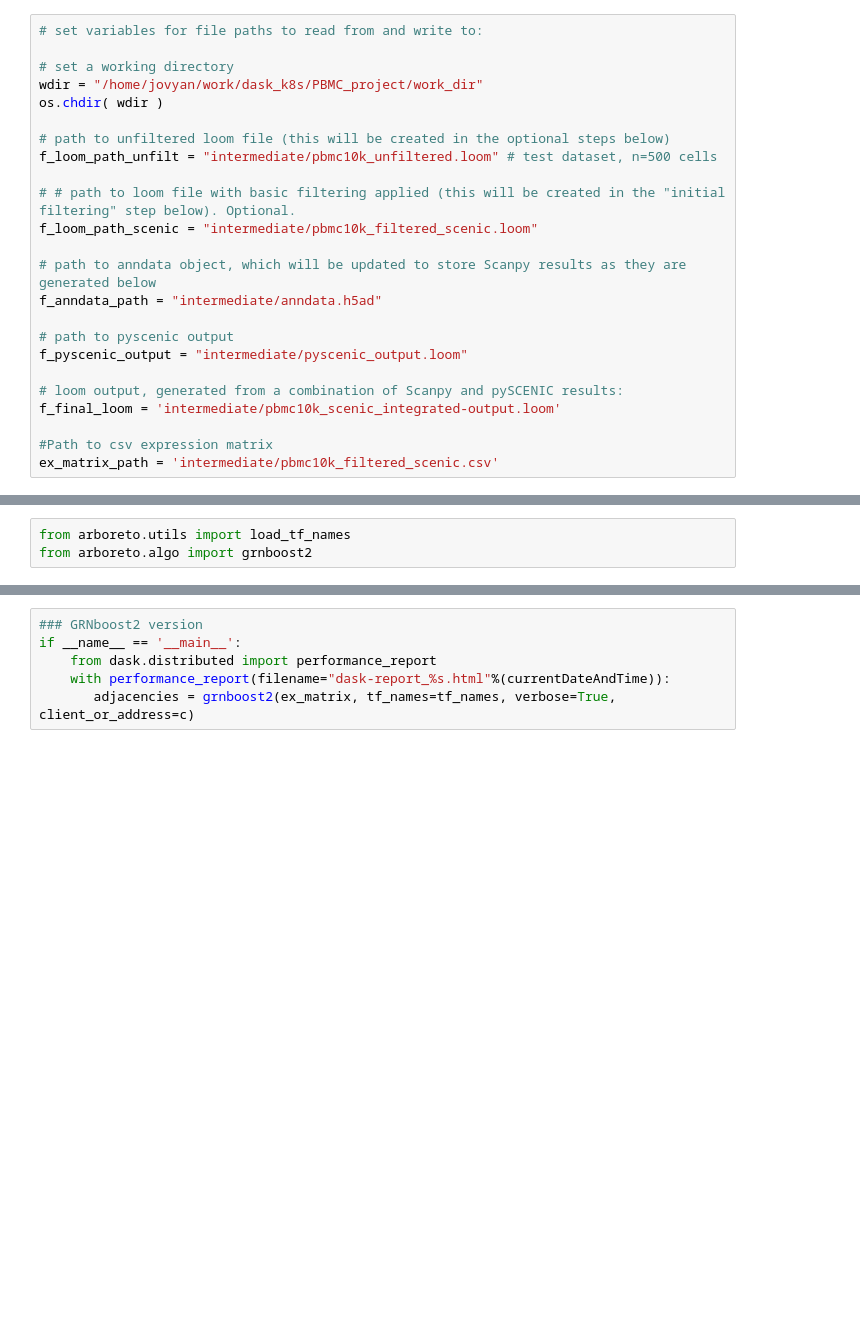
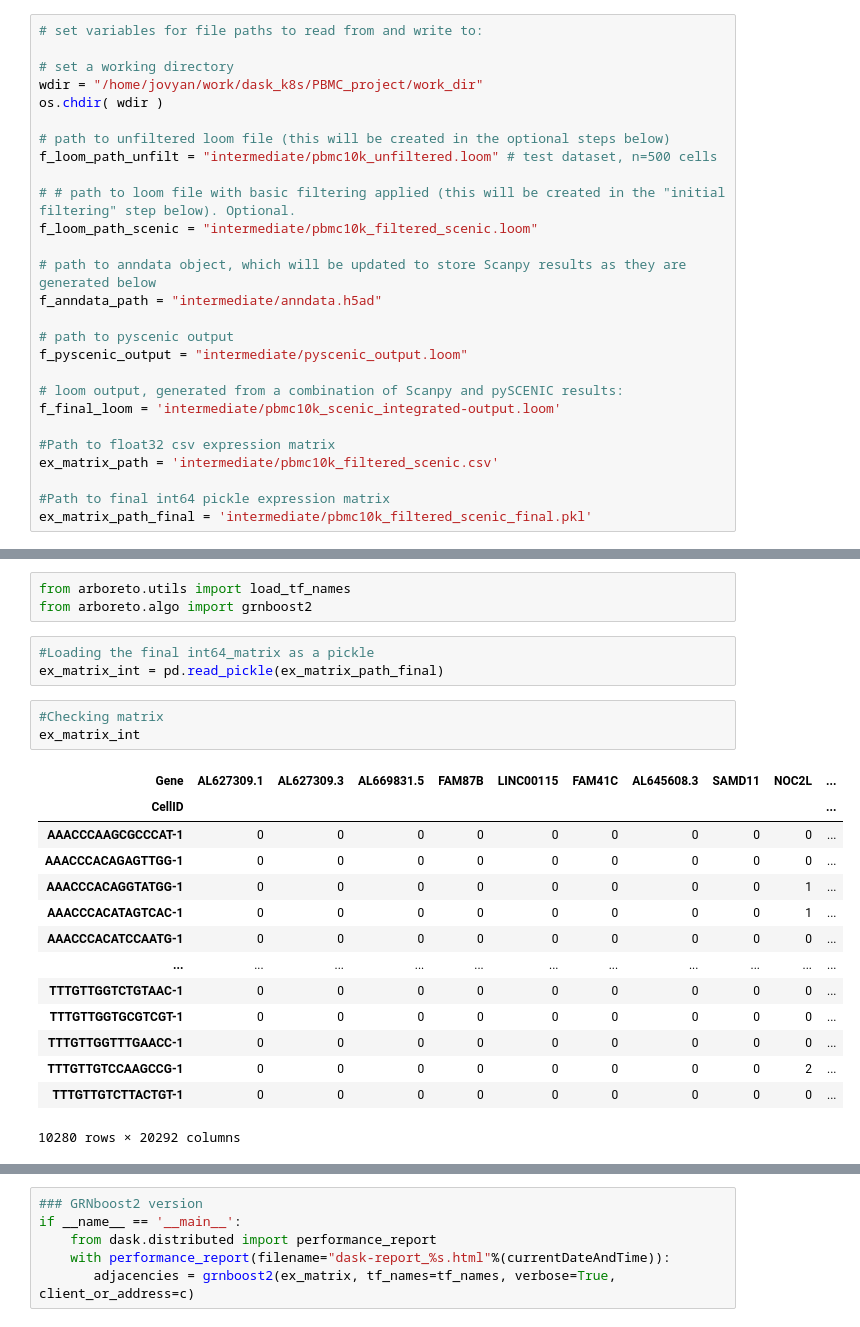
Before and after one commit to carlos-a-enriquez/dask_k8s, a Jupyter notebook: PBMC_project/PBMC10k_SCENIC_short-version.ipynb, the cells around one changed output, grey strips where cells are left out. Saved outputs shown, nothing was run; the diff lists cells and outputs as text; blank space fills up the shorter version.

Commit message:
adding int64 conversion to expression matrix

```diff
--- a/PBMC_project/PBMC10k_SCENIC_short-version.ipynb
+++ b/PBMC_project/PBMC10k_SCENIC_short-version.ipynb
@@ -41,8 +41,11 @@ f_pyscenic_output = "intermediate/pyscenic_output.loom"
 # loom output, generated from a combination of Scanpy and pySCENIC results:
 f_final_loom = 'intermediate/pbmc10k_scenic_integrated-output.loom'
 
-#Path to csv expression matrix
+#Path to float32 csv expression matrix
 ex_matrix_path = 'intermediate/pbmc10k_filtered_scenic.csv'
+
+#Path to final int64 pickle expression matrix
+ex_matrix_path_final = 'intermediate/pbmc10k_filtered_scenic_final.pkl'
 # %%
 sc.settings.verbosity = 3 # verbosity: errors (0), warnings (1), info (2), hints (3)
 sc.logging.print_versions()
@@ -627,3 +579,24 @@ f_tfs = "/ddn1/vol1/staging/leuven/stg_00002/lcb/cflerin/resources/allTFs_hg38.t
 # %%
 from arboreto.utils import load_tf_names
 from arboreto.algo import grnboost2
+# %%
+#Loading the final int64_matrix as a pickle
+ex_matrix_int = pd.read_pickle(ex_matrix_path_final)
+# %%
+#Checking matrix
+ex_matrix_int
+# %% [output]
+| Gene | AL627309.1 | AL627309.3 | AL669831.5 | FAM87B | LINC00115 | FAM41C | AL645608.3 | SAMD11 | NOC2L | ... |
+| CellID |  |  |  |  |  |  |  |  |  | ... |
+| AAACCCAAGCGCCCAT-1 | 0 | 0 | 0 | 0 | 0 | 0 | 0 | 0 | 0 | ... |
+| AAACCCACAGAGTTGG-1 | 0 | 0 | 0 | 0 | 0 | 0 | 0 | 0 | 0 | ... |
+| AAACCCACAGGTATGG-1 | 0 | 0 | 0 | 0 | 0 | 0 | 0 | 0 | 1 | ... |
+| AAACCCACATAGTCAC-1 | 0 | 0 | 0 | 0 | 0 | 0 | 0 | 0 | 1 | ... |
+| AAACCCACATCCAATG-1 | 0 | 0 | 0 | 0 | 0 | 0 | 0 | 0 | 0 | ... |
+| ... | ... | ... | ... | ... | ... | ... | ... | ... | ... | ... |
+| TTTGTTGGTCTGTAAC-1 | 0 | 0 | 0 | 0 | 0 | 0 | 0 | 0 | 0 | ... |
+| TTTGTTGGTGCGTCGT-1 | 0 | 0 | 0 | 0 | 0 | 0 | 0 | 0 | 0 | ... |
+| TTTGTTGGTTTGAACC-1 | 0 | 0 | 0 | 0 | 0 | 0 | 0 | 0 | 0 | ... |
+| TTTGTTGTCCAAGCCG-1 | 0 | 0 | 0 | 0 | 0 | 0 | 0 | 0 | 2 | ... |
+| TTTGTTGTCTTACTGT-1 | 0 | 0 | 0 | 0 | 0 | 0 | 0 | 0 | 0 | ... |
+10280 rows × 20292 columns
```
Also changed, not shown: parts of 18 cells of this notebook.
